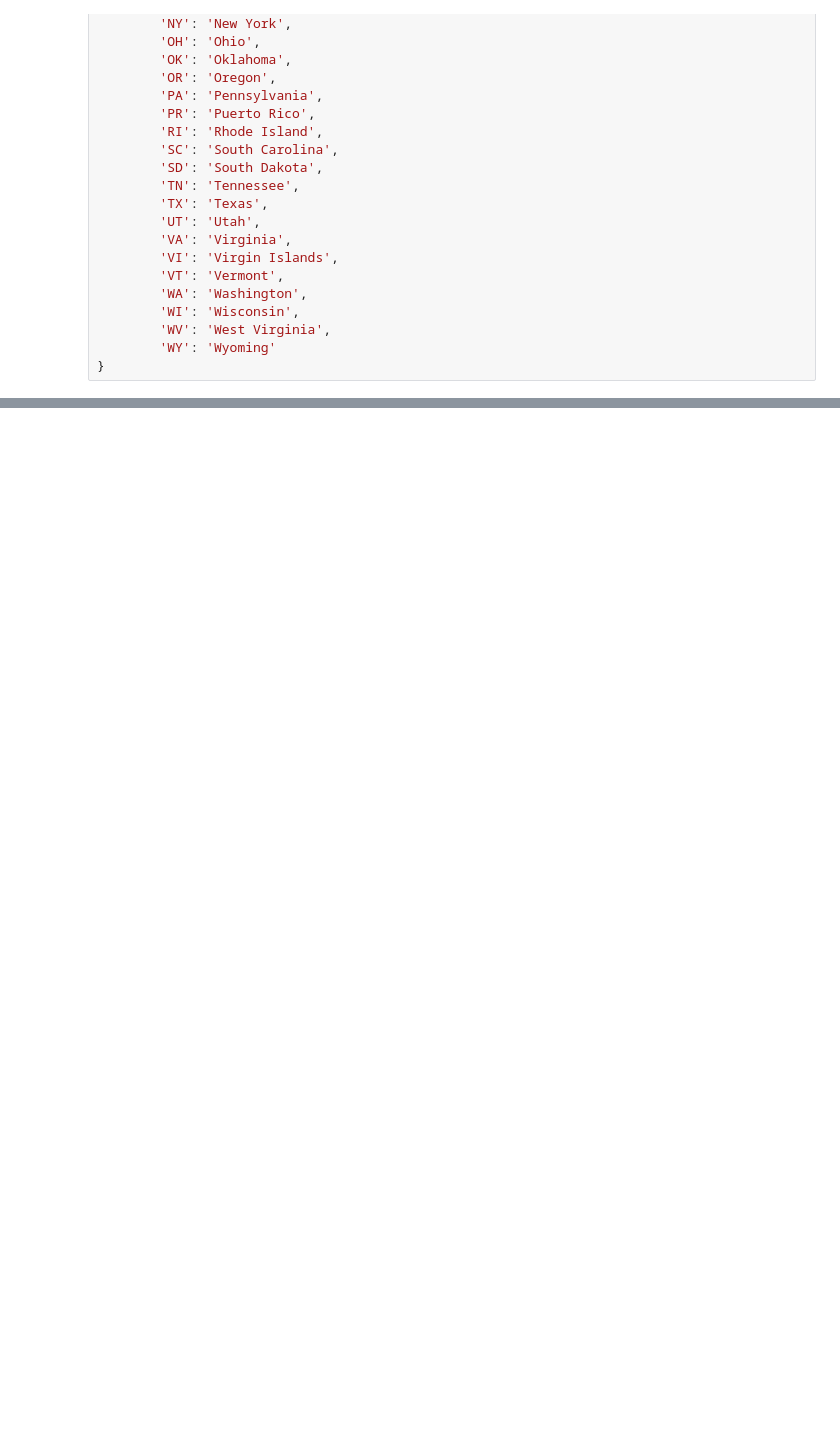
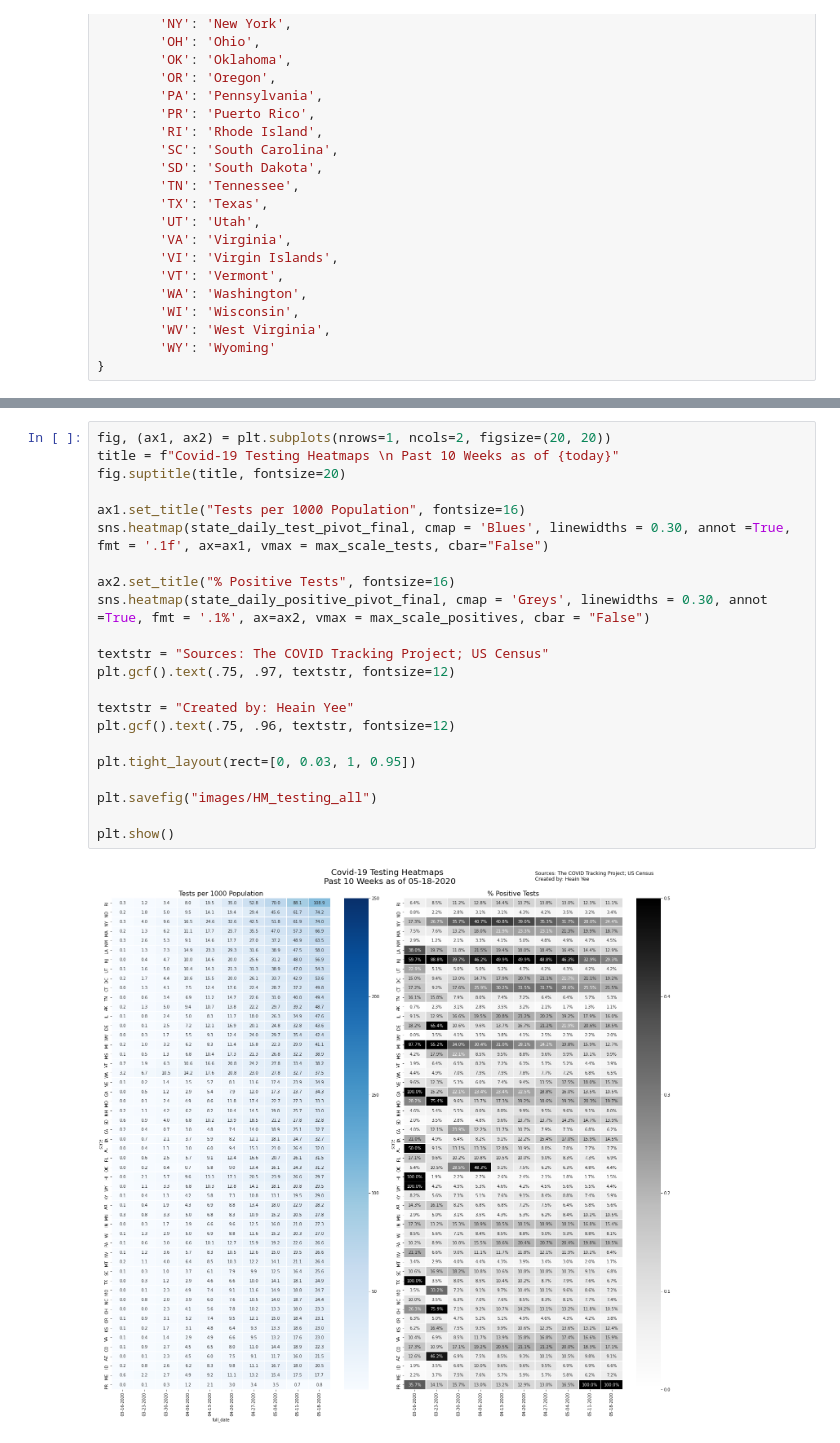
Before and after one commit to hanesy/covid-tracking, a Jupyter notebook: data-exploration.ipynb, the cells around one changed output, grey strips where cells are left out. Saved outputs shown, nothing was run; the diff lists cells and outputs as text; blank space fills up the shorter version.

```diff
--- a/data-exploration.ipynb
+++ b/data-exploration.ipynb
@@ -521,0 +482,24 @@ plt.show()
+# %%
+fig, (ax1, ax2) = plt.subplots(nrows=1, ncols=2, figsize=(20, 20))
+title = f"Covid-19 Testing Heatmaps \n Past 10 Weeks as of {today}"
+fig.suptitle(title, fontsize=20)
+
+ax1.set_title("Tests per 1000 Population", fontsize=16)
+sns.heatmap(state_daily_test_pivot_final, cmap = 'Blues', linewidths = 0.30, annot =True, fmt = '.1f', ax=ax1, vmax = max_scale_tests, cbar="False")
+
+ax2.set_title("% Positive Tests", fontsize=16)
+sns.heatmap(state_daily_positive_pivot_final, cmap = 'Greys', linewidths = 0.30, annot =True, fmt = '.1%', ax=ax2, vmax = max_scale_positives, cbar = "False")
+
+textstr = "Sources: The COVID Tracking Project; US Census"
+plt.gcf().text(.75, .97, textstr, fontsize=12)
+
+textstr = "Created by: Heain Yee"
+plt.gcf().text(.75, .96, textstr, fontsize=12)
+
+plt.tight_layout(rect=[0, 0.03, 1, 0.95])
+
+plt.savefig("images/HM_testing_all")
+
+plt.show()
+# %% [output]
+[figure, added]
```
Also changed, not shown: parts of 59 cells of this notebook, 11 other files.
